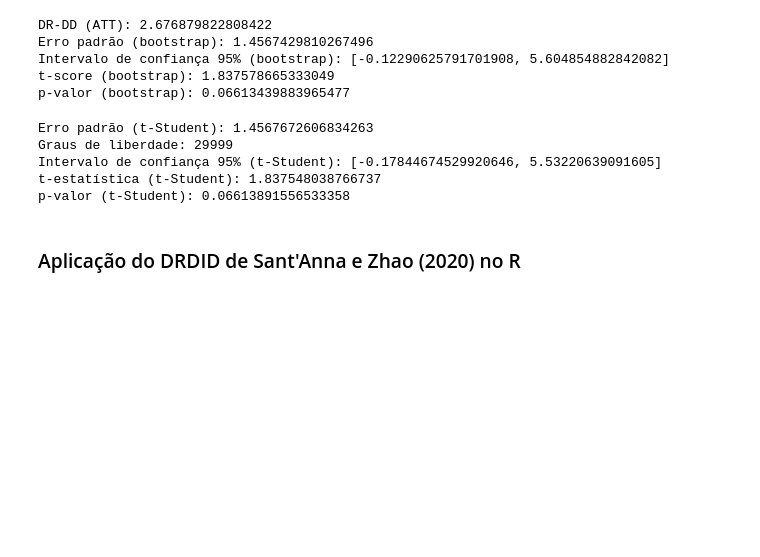
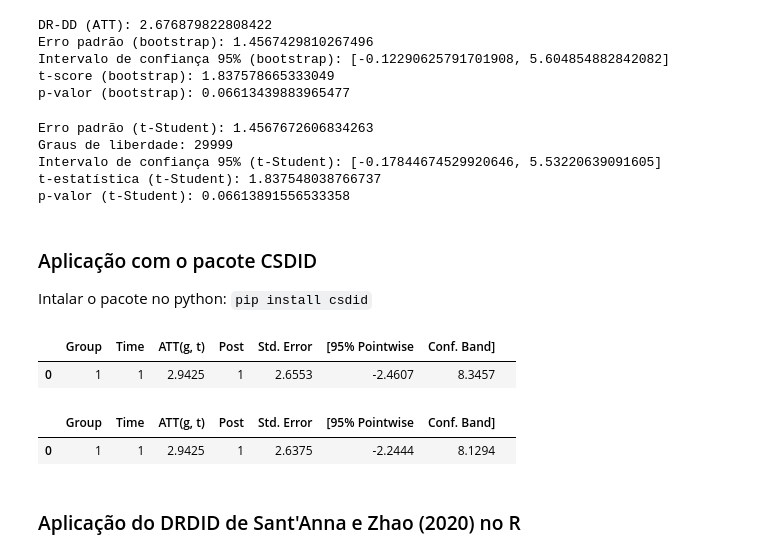
Before and after one commit to Daniel-Uhr/Microeconometrics_Notes, a Jupyter notebook: 08-DD_Covariates.ipynb, the cells around one changed output. Drawn from its saved outputs; the diff is of its cells as text; code cells hidden in the pictures; blank space fills up the shorter version.

```diff
--- a/08-DD_Covariates.ipynb
+++ b/08-DD_Covariates.ipynb
@@ -785,3 +785,43 @@ Graus de liberdade: 29999
 Intervalo de confiança 95% (t-Student): [-0.17844674529920646, 5.53220639091605]
 t-estatística (t-Student): 1.837548038766737
 p-valor (t-Student): 0.06613891556533358
+# %% [markdown]
+### Aplicação com o pacote CSDID
+
+Intalar o pacote no python: `pip install csdid`
+# %%
+from csdid.att_gt import ATTgt
+import pandas as pd
+# DataFrame
+df = pd.read_stata("http://fmwww.bc.edu/repec/bocode/c/CardKrueger1994.dta")
+# Há problemas na base que precisam ser ajustados
+df.loc[(df['id'] == 407) & (df['kfc'] == 1), 'id'] = 408
+# Crie a variável 'tratado' com valor inicial de 0
+df['Treated'] = 0
+# Recodifique 'tratado' para 1 se 'treated' for igual a 1
+df.loc[df['treated'] == 'NJ', 'Treated'] = 1
+# Crie a variável 'effect' como o produto entre 'tratado' e 't'
+df['Effect'] = df['Treated'] * df['t']
+# Remover lojas sem informação em ambos os anos
+df['cont'] = df['fte'].notna().groupby(df['id']).cumsum()
+df['media'] = df.groupby('id')['cont'].transform('mean')
+df = df[df['media'] == 1.5]
+df['y'] = df['fte']
+
+df['pre'] = 0
+df.loc[df['t'] == 0, 'pre'] = 1
+df['pos'] = 0
+df.loc[df['t'] == 1, 'pos'] = 1
+# %%
+out = ATTgt(yname = "y",
+              gname = "Treated",
+              idname = "id",
+              tname = "pos",
+              xformla = f"bk + kfc + roys",
+              data = df,
+              ).fit(est_method = 'dr')
+# %%
+out.summ_attgt().summary2
+# %% [output]
+|  | Group | Time | ATT(g, t) | Post | Std. Error | [95% Pointwise | Conf. Band] |  |
+| 0 | 1 | 1 | 2.9425 | 1 | 2.6553 | -2.4607 | 8.3457 |  |
@@ -788,3 +836,8 @@ p-valor (t-Student): 0.06613891556533358
+# %%
+out2.summ_attgt().summary2
+# %% [output]
+|  | Group | Time | ATT(g, t) | Post | Std. Error | [95% Pointwise | Conf. Band] |  |
+| 0 | 1 | 1 | 2.9425 | 1 | 2.6375 | -2.2444 | 8.1294 |  |
 # %% [markdown]
 ### Aplicação do DRDID de Sant'Anna e Zhao (2020) no R
 # %% [markdown]
```
Also changed, not shown: parts of 1 cell of this notebook.
